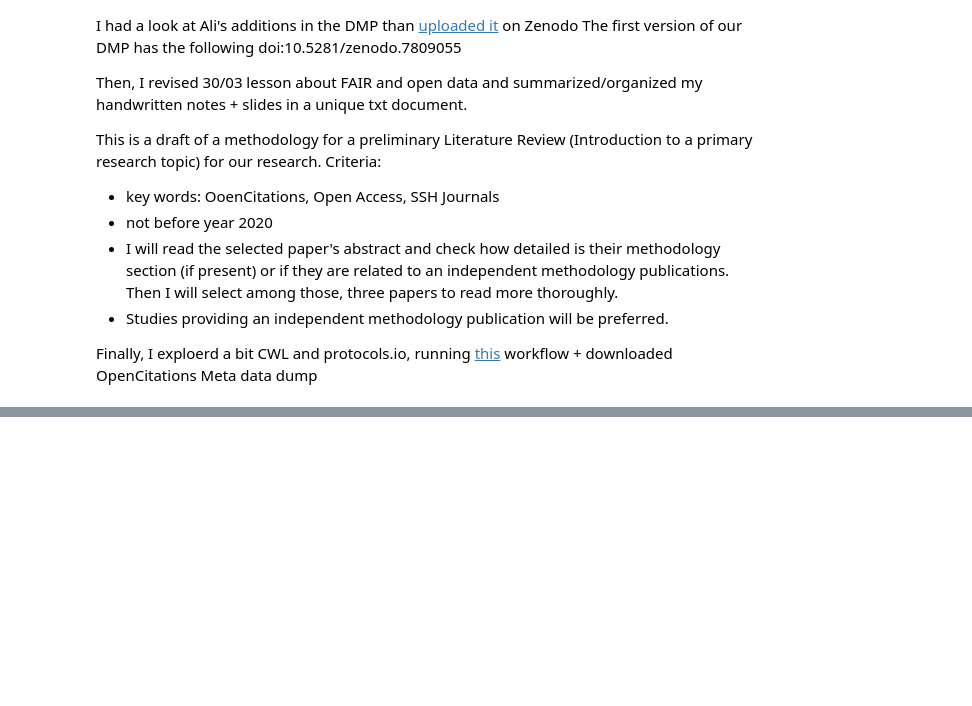
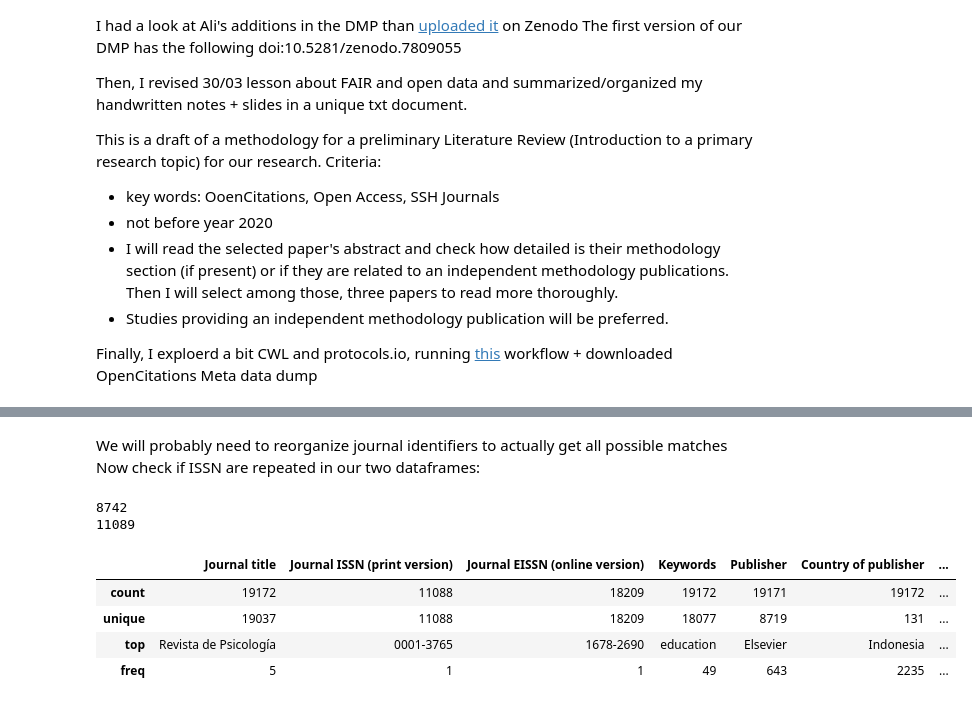
Before and after one commit to open-sci/2022-2023, a Jupyter notebook: docs/Playarists/Maddalena_notebook.ipynb, the cells around one changed output, grey strips where cells are left out. Cells and saved outputs as stored; diff of their text form; code cells hidden in the pictures; blank space fills up the shorter version.

```diff
--- a/docs/Playarists/Maddalena_notebook.ipynb
+++ b/docs/Playarists/Maddalena_notebook.ipynb
@@ -184,0 +322,21 @@ Finally, I exploerd a bit CWL and protocols.io, running <a href="https://www.pro
+# %% [markdown]
+We will probably need to reorganize journal identifiers to actually get all possible matches<br>
+Now check if ISSN are repeated in our two dataframes:
+# %%
+uniqueISSN = set(approvedSSH['Print ISSN'])
+print(len(uniqueISSN)) #8742
+
+uniqueISSN1 = set(doaj['Journal ISSN (print version)'])
+print(len(uniqueISSN1)) #11089
+
+#they both have 8742 unique ISSN sounds wierd
+approvedSSH.describe(include="all")
+doaj.describe(include="all")
+# %% [output]
+8742
+11089
+|  | Journal title | Journal ISSN (print version) | Journal EISSN (online version) | Keywords | Publisher | Country of publisher | ... |
+| count | 19172 | 11088 | 18209 | 19172 | 19171 | 19172 | ... |
+| unique | 19037 | 11088 | 18209 | 18077 | 8719 | 131 | ... |
+| top | Revista de Psicología | 0001-3765 | 1678-2690 | education | Elsevier | Indonesia | ... |
+| freq | 5 | 1 | 1 | 49 | 643 | 2235 | ... |
```
Also changed, not shown: parts of 12 cells of this notebook.
